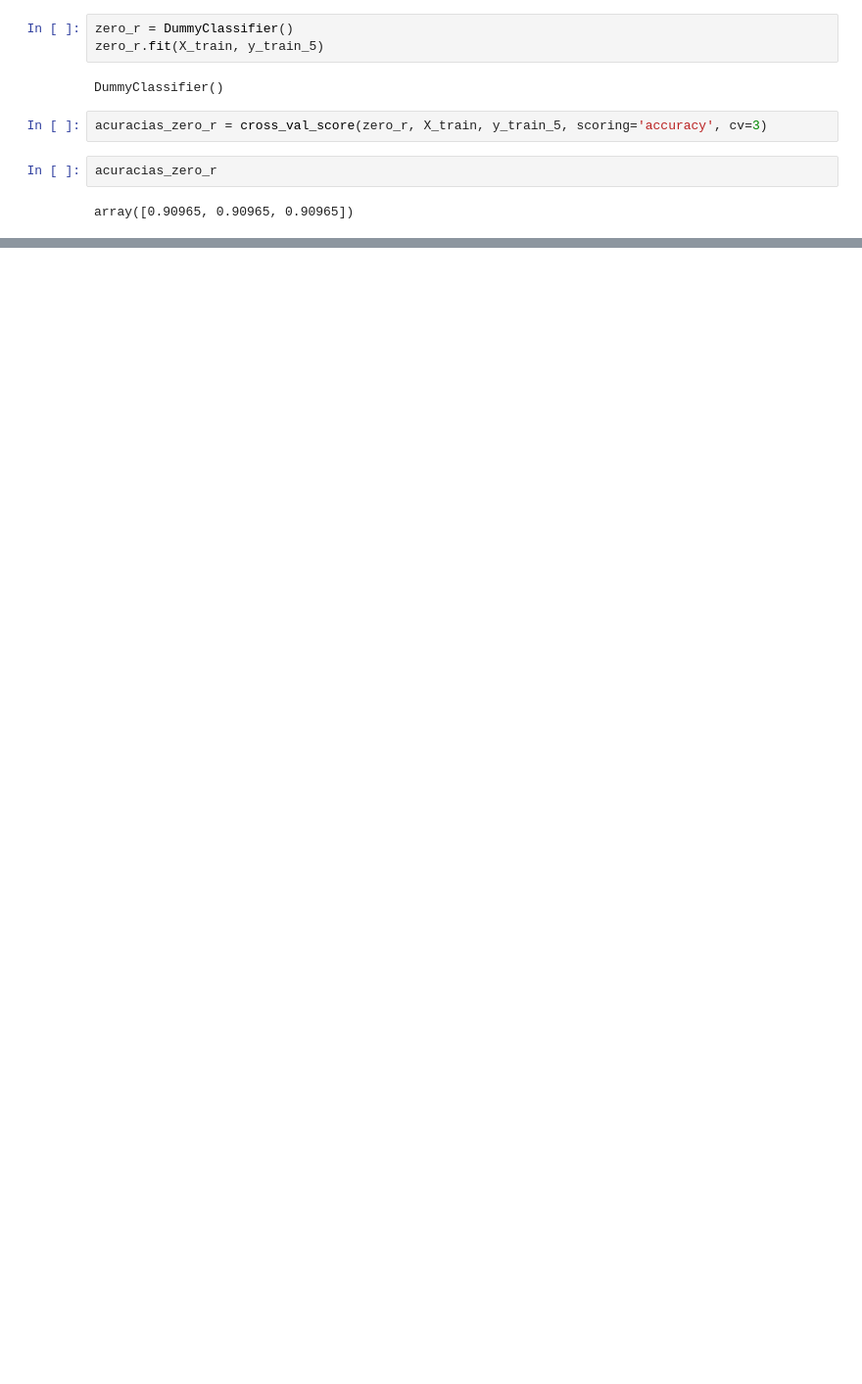
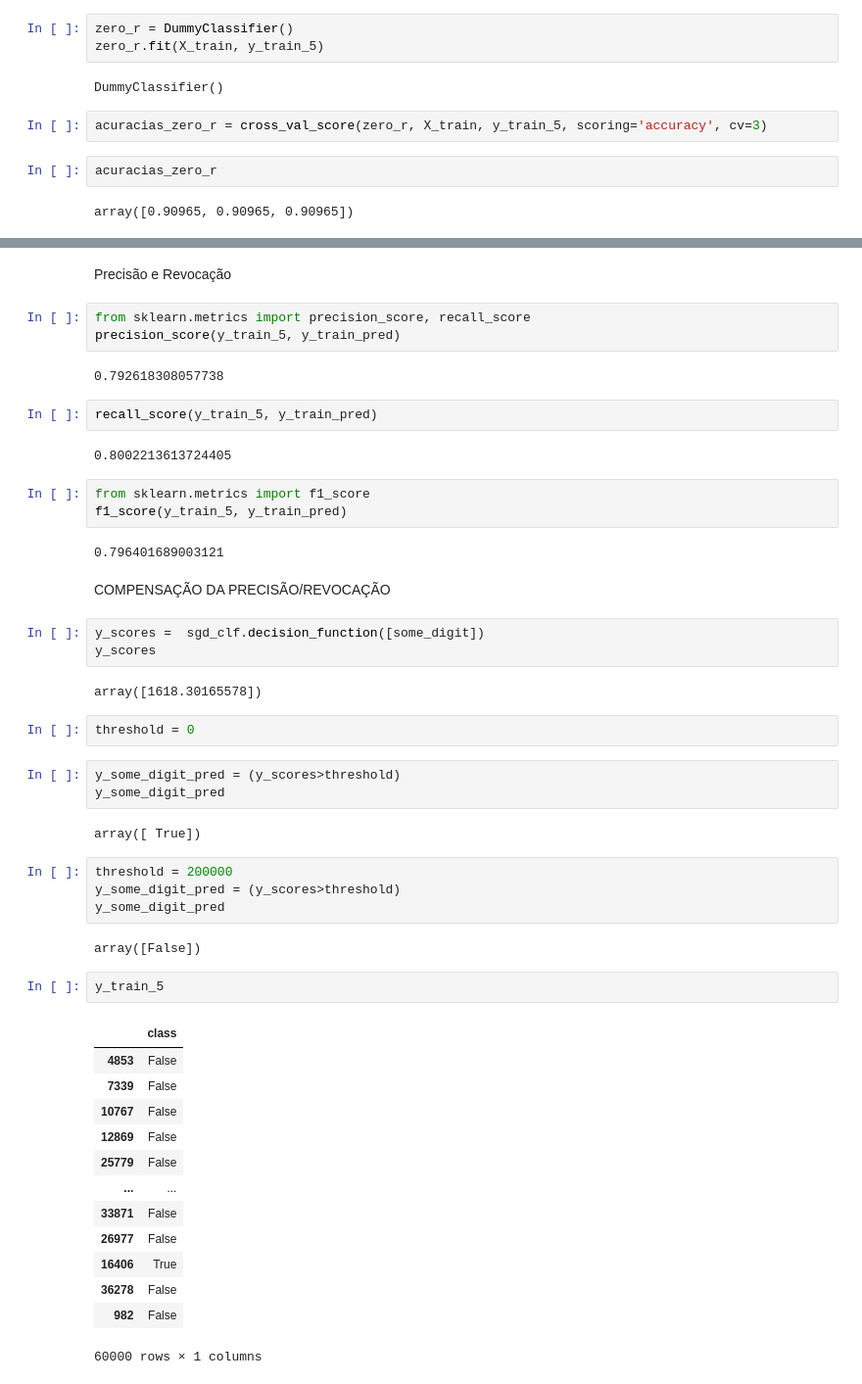
Before and after one commit to clecionepunuceno/Grupo_Estudos_Concurso, a Jupyter notebook: Cap3_classificacao.ipynb, the cells around one changed output, grey strips where cells are left out. Shown at 98% size. Cells and saved outputs as stored; diff of their text form; blank space fills up the shorter version.

```diff
--- a/Cap3_classificacao.ipynb
+++ b/Cap3_classificacao.ipynb
@@ -151,0 +206,52 @@ array([0.90965, 0.90965, 0.90965])
+# %% [markdown]
+Precisão e Revocação
+# %%
+from sklearn.metrics import precision_score, recall_score
+precision_score(y_train_5, y_train_pred)
+# %% [output]
+0.792618308057738
+# %%
+recall_score(y_train_5, y_train_pred)
+# %% [output]
+0.8002213613724405
+# %%
+from sklearn.metrics import f1_score
+f1_score(y_train_5, y_train_pred)
+# %% [output]
+0.796401689003121
+# %% [markdown]
+COMPENSAÇÃO DA PRECISÃO/REVOCAÇÃO
+# %%
+y_scores =  sgd_clf.decision_function([some_digit])
+y_scores
+# %% [output]
+array([1618.30165578])
+# %%
+threshold = 0
+# %%
+y_some_digit_pred = (y_scores>threshold)
+y_some_digit_pred
+# %% [output]
+array([ True])
+# %%
+threshold = 200000
+y_some_digit_pred = (y_scores>threshold)
+y_some_digit_pred
+# %% [output]
+array([False])
+# %%
+y_train_5
+# %% [output]
+|  | class |
+| 4853 | False |
+| 7339 | False |
+| 10767 | False |
+| 12869 | False |
+| 25779 | False |
+| ... | ... |
+| 33871 | False |
+| 26977 | False |
+| 16406 | True |
+| 36278 | False |
+| 982 | False |
+60000 rows × 1 columns
```
Also changed, not shown: parts of 14 cells of this notebook.
